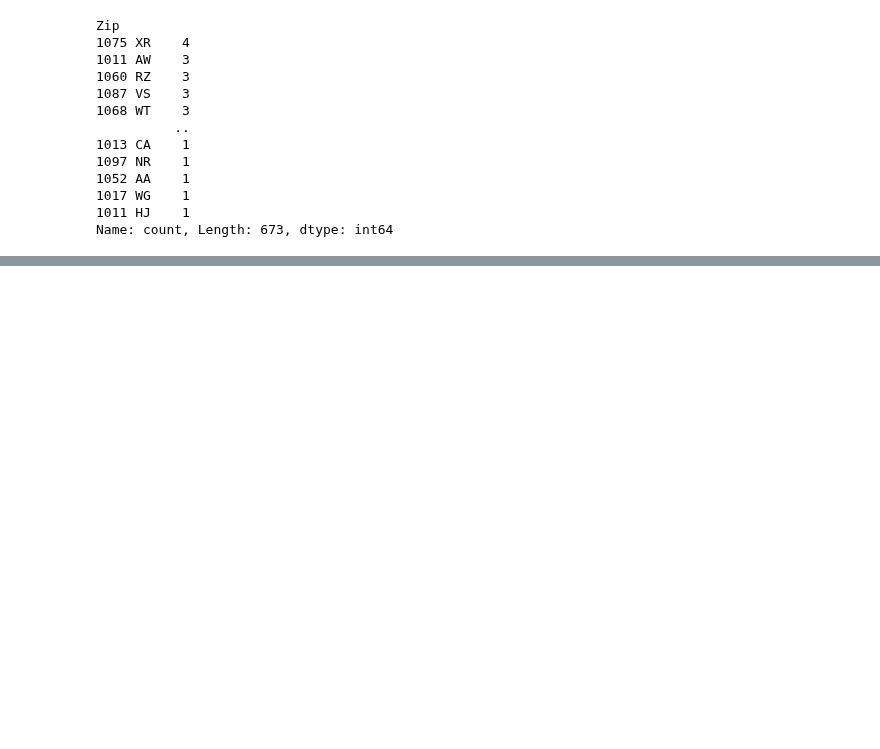
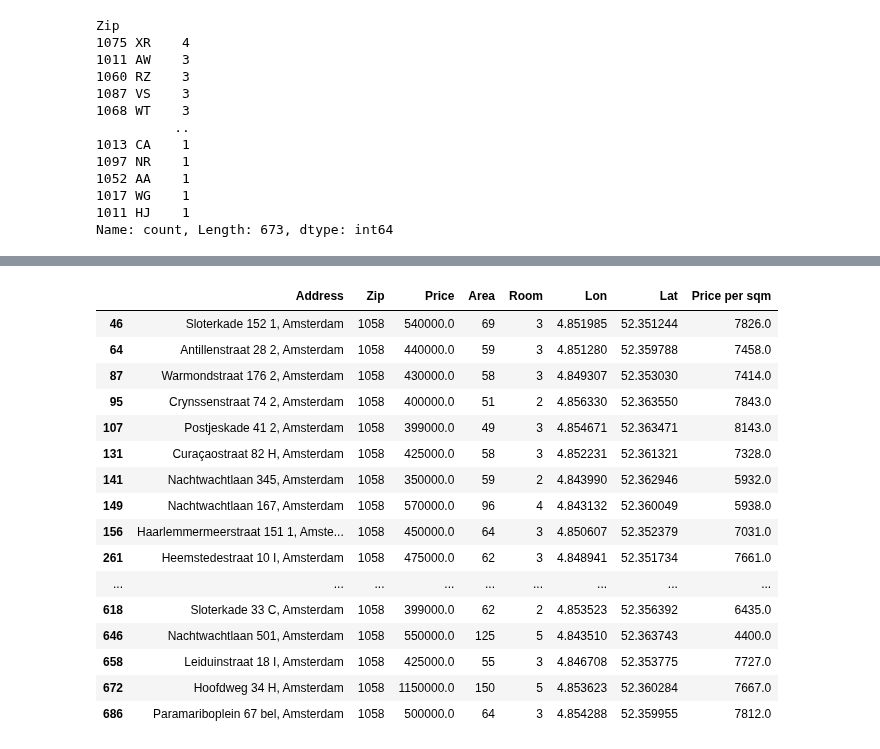
Before and after one commit to nadiia-duiunova/House_price, a Jupyter notebook: EDA.ipynb, the cells around one changed output, grey strips where cells are left out. Drawn from its saved outputs; the diff is of its cells as text; code cells hidden in the pictures; blank space fills up the shorter version.

Commit message:
Add text data analysis

```diff
--- a/EDA.ipynb
+++ b/EDA.ipynb
@@ -268,0 +273,4 @@ Name: count, Length: 673, dtype: int64
+# %%
+data_new = data.copy()
+for row in range(data_new.shape[0]):
+    data_new['Zip'][row] = data_new['Zip'][row][:-3]
@@ -268,0 +295,2 @@ Name: count, Length: 673, dtype: int64
+# %%
+data_new['Price per sqm'] = round(data_new['Price'] / data_new['Area'], 0)
@@ -268,0 +313,20 @@ Name: count, Length: 673, dtype: int64
+# %%
+data_new.loc[data_new['Zip']=='1058']
+# %% [output]
+|  | Address | Zip | Price | Area | Room | Lon | Lat | Price per sqm |
+| 46 | Sloterkade 152 1, Amsterdam | 1058 | 540000.0 | 69 | 3 | 4.851985 | 52.351244 | 7826.0 |
+| 64 | Antillenstraat 28 2, Amsterdam | 1058 | 440000.0 | 59 | 3 | 4.851280 | 52.359788 | 7458.0 |
+| 87 | Warmondstraat 176 2, Amsterdam | 1058 | 430000.0 | 58 | 3 | 4.849307 | 52.353030 | 7414.0 |
+| 95 | Crynssenstraat 74 2, Amsterdam | 1058 | 400000.0 | 51 | 2 | 4.856330 | 52.363550 | 7843.0 |
+| 107 | Postjeskade 41 2, Amsterdam | 1058 | 399000.0 | 49 | 3 | 4.854671 | 52.363471 | 8143.0 |
+| 131 | Curaçaostraat 82 H, Amsterdam | 1058 | 425000.0 | 58 | 3 | 4.852231 | 52.361321 | 7328.0 |
+| 141 | Nachtwachtlaan 345, Amsterdam | 1058 | 350000.0 | 59 | 2 | 4.843990 | 52.362946 | 5932.0 |
+| 149 | Nachtwachtlaan 167, Amsterdam | 1058 | 570000.0 | 96 | 4 | 4.843132 | 52.360049 | 5938.0 |
+| 156 | Haarlemmermeerstraat 151 1, Amste... | 1058 | 450000.0 | 64 | 3 | 4.850607 | 52.352379 | 7031.0 |
+| 261 | Heemstedestraat 10 I, Amsterdam | 1058 | 475000.0 | 62 | 3 | 4.848941 | 52.351734 | 7661.0 |
+| ... | ... | ... | ... | ... | ... | ... | ... | ... |
+| 618 | Sloterkade 33 C, Amsterdam | 1058 | 399000.0 | 62 | 2 | 4.853523 | 52.356392 | 6435.0 |
+| 646 | Nachtwachtlaan 501, Amsterdam | 1058 | 550000.0 | 125 | 5 | 4.843510 | 52.363743 | 4400.0 |
+| 658 | Leiduinstraat 18 I, Amsterdam | 1058 | 425000.0 | 55 | 3 | 4.846708 | 52.353775 | 7727.0 |
+| 672 | Hoofdweg 34 H, Amsterdam | 1058 | 1150000.0 | 150 | 5 | 4.853623 | 52.360284 | 7667.0 |
+| 686 | Paramariboplein 67 bel, Amsterdam | 1058 | 500000.0 | 64 | 3 | 4.854288 | 52.359955 | 7812.0 |
```
Also changed, not shown: parts of 4 cells of this notebook.
